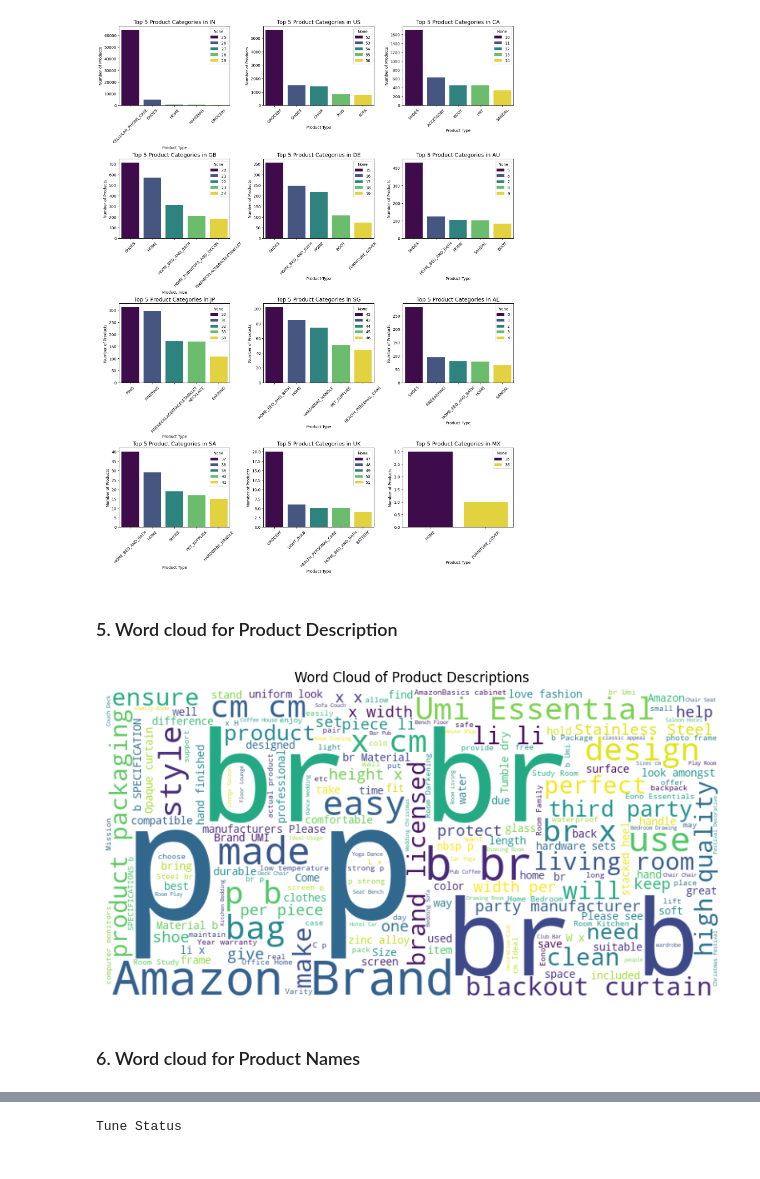
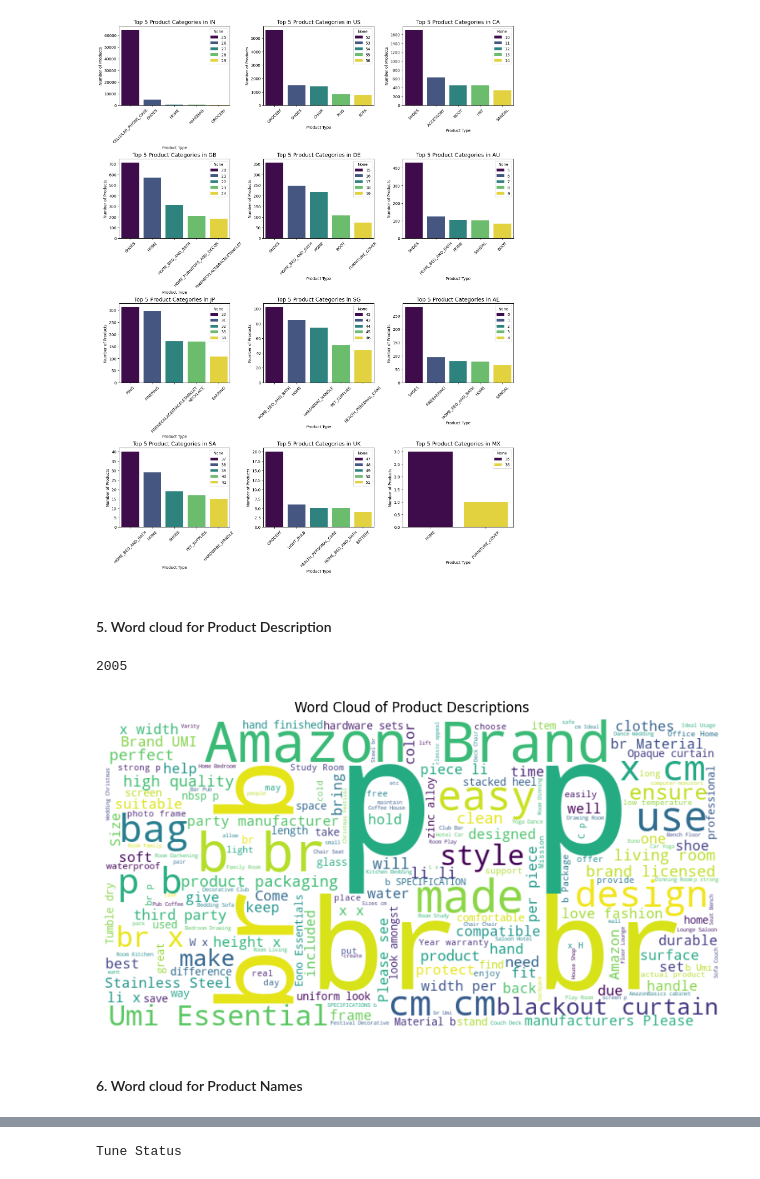
Before and after one commit to vivekprasanna/ShopTalk, a Jupyter notebook: research-initial python notebooks/ShopTalk-DataCleaning.ipynb, the cells around one changed output, grey strips where cells are left out. Cells and saved outputs as stored; diff of their text form; code cells hidden in the pictures.

```diff
--- a/research-initial python notebooks/ShopTalk-DataCleaning.ipynb
+++ b/research-initial python notebooks/ShopTalk-DataCleaning.ipynb
@@ -22,12 +4,22 @@ Requirement already satisfied: six>=1.5 in /Library/Frameworks/Python.framework/
 # %% [markdown]
 ##### Data Paths
 # %%
+VP = "vivekprabu"
+MR = "mitilroy"
+
+# Choose the executor
+executor = MR
+
 # Path to JSON files
-LISTINGS_PATH = "/Users/vivekprabu/Downloads/nano-slack-master/ShopTalk/data/*.json"
-IMAGES_PATH = "/Users/vivekprabu/Downloads/nano-slack-master/ShopTalk/data/images.csv"
 
-#LISTINGS_PATH = "/Users/mitilroy/IK/Projects/Capstone/ShopTalk/abo-listings/listings/metadata/*.json"
-#IMAGES_PATH = "/Users/mitilroy/IK/Projects/Capstone/ShopTalk/abo-images-small/images/metadata/images.csv"
+if executor == VP:
+    LISTINGS_PATH = "/Users/vivekprabu/Downloads/nano-slack-master/ShopTalk/data/*.json"
+    IMAGES_PATH = "/Users/vivekprabu/Downloads/nano-slack-master/ShopTalk/data/images.csv"
+    IMAGE_PATH_PREFIX = "/Users/vivekprabu/Downloads/IK-Capstone/abo-images-small/images/small/"
+elif executor == MR:
+    LISTINGS_PATH = "/Users/mitilroy/IK/Projects/Capstone/ShopTalk/abo-listings/listings/metadata/*.json"
+    IMAGES_PATH = "/Users/mitilroy/IK/Projects/Capstone/ShopTalk/abo-images-small/images/metadata/images.csv"
+    IMAGE_PATH_PREFIX = "/Users/mitilroy/IK/Projects/Capstone/ShopTalk/abo-images-small/images/small/"
 # %% [markdown]
 ## Data Preparation
 Extract and Merge Product Listings with Image Data
@@ -377,20 +325,25 @@ plt.show()
 # %% [output]
 [figure]
 # %% [markdown]
-### 5. Word cloud for Product Description
+#### 5. Word cloud for Product Description
 # %%
+# Determine the number of available rows
+num_rows = df_merged_master["product_description"].dropna().shape[0]
+print(num_rows)
+
 text = " ".join(df_merged_master["product_description"].dropna().astype(str).sample(2000))
 wordcloud = WordCloud(width=800, height=400, background_color="white").generate(text)
 
 plt.figure(figsize=(10,5))
 plt.imshow(wordcloud, interpolation="bilinear")
 plt.axis("off")
 plt.title("Word Cloud of Product Descriptions")
 plt.show()
 # %% [output]
+2005
-[figure, old version]
+[figure, new version]
 # %% [markdown]
-### 6. Word cloud for Product Names
+#### 6. Word cloud for Product Names
 # %%
 ## 5. Word cloud for product names
 text = " ".join(df_merged_master["item_name"].dropna().astype(str).sample(2000))
```
Also changed, not shown: parts of 32 cells of this notebook, 6 other files.
